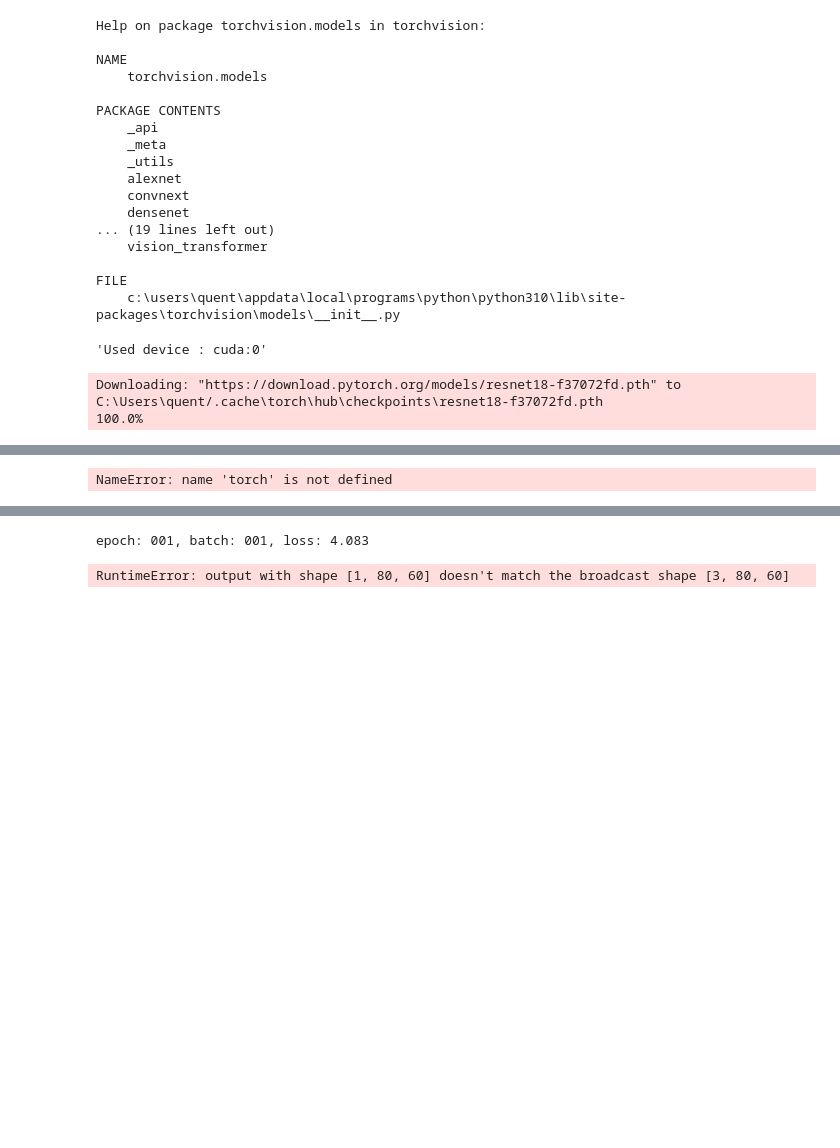
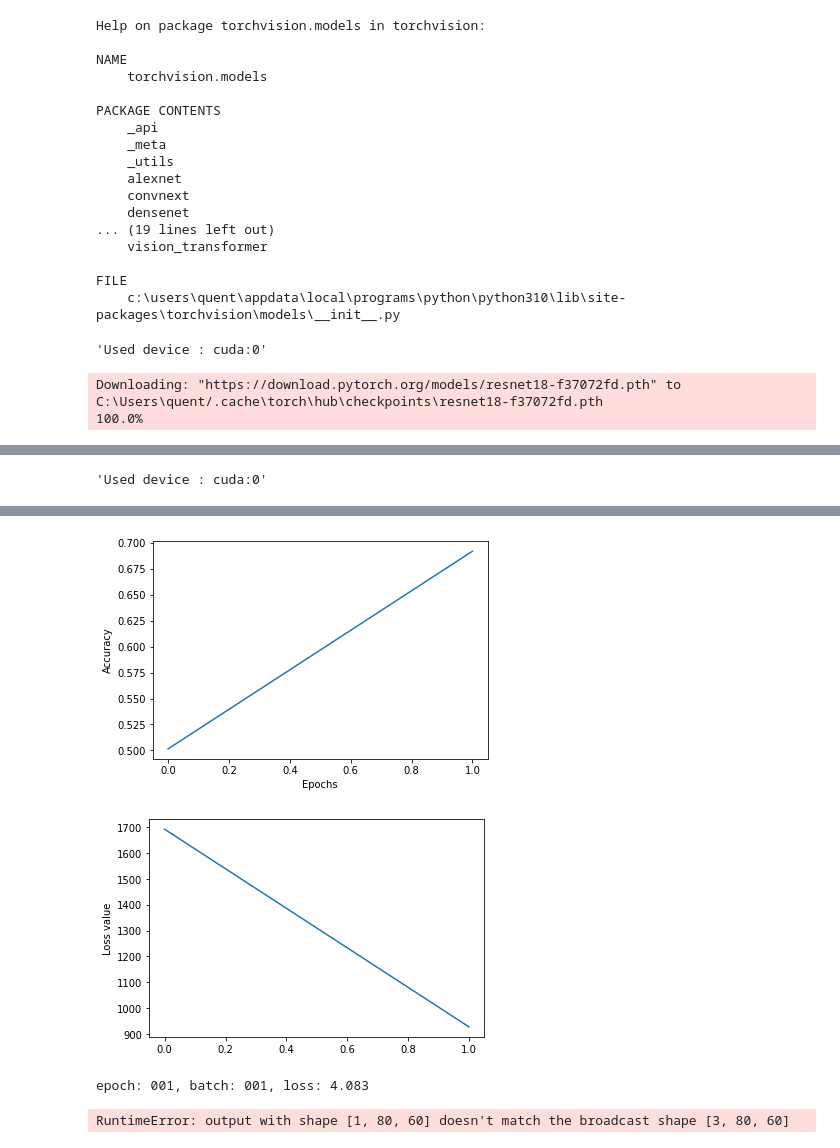
Before and after one commit to KontainPluton/TPs_Artificial_Neural_Network, a Jupyter notebook: Projet/Projet_Fashion.ipynb, the cells around one changed output, grey strips where cells are left out. Drawn from its saved outputs; the diff is of its cells as text; code cells hidden in the pictures; blank space fills up the shorter version.

```diff
--- a/Projet/Projet_Fashion.ipynb
+++ b/Projet/Projet_Fashion.ipynb
@@ -316,8 +324,10 @@ def train_optim(model, _train_loader, _test_loader, epochs, log_frequency, devic
         loss_val = 0
         for batch_id, batch in enumerate(_test_loader):
           images , labels = batch
+          labels = labels.type(torch.LongTensor)
           images , labels = images.to(device), labels.to(device)
           y_pred = model(images) # forward computes the logits
+
           loss_val += loss_fn(y_pred, labels)
 
           sf_y_pred = torch.nn.Softmax(dim=1)(y_pred) # softmax to obtain the probability distribution
@@ -333,7 +343,7 @@ def train_optim(model, _train_loader, _test_loader, epochs, log_frequency, devic
         losses.append(loss_val.item())
 
         # Save the model after each epoch
-        save_model_min(model, "./models/{}_{}.pt".format(modelName, t))
+        save_model_min(model, "models/{}/{}_{}.pt".format(modelName, modelName, t))
 
   # Show a summary chart of rates %
   plt.plot(np.arange(0, len(rates)), rates)
@@ -433,7 +443,7 @@ resnet50_pretained = models.resnet50(weights="ResNet50_Weights.DEFAULT")
 
 dataset_resnet50 = FashionDataset(df, transform=transform)
 
-train_size_resnet50 = int(0.8 * len(dataset_resnet50))
+train_size_resnet50 = int(0.5 * len(dataset_resnet50))
 test_size_resnet50 = len(dataset_resnet50) - train_size_resnet50
 train_dataset_resnet50, test_dataset_resnet50 = random_split(dataset_resnet50, [train_size_resnet50, test_size_resnet50])
 train_loader_resnet50 = DataLoader(train_dataset_resnet50, batch_size=BATCH_SIZE, shuffle=True)
@@ -453,4 +463,4 @@ resnet50.fc = torch.nn.Sequential(
 # Train
 train_optim(resnet50, train_loader_resnet50, test_loader_resnet50, EPOCHS, LOGS, device, MODEL_NAME, ETA)
 # %% [output]
-NameError: name 'torch' is not defined
+'Used device : cuda:0'
@@ -457,3 +484,5 @@ NameError: name 'torch' is not defined
+[figure, added]
+[figure, added]
 # %%
 ### A ALEXANDRE PAS TOUCHE
 
```
Also changed, not shown: parts of 4 cells of this notebook.
